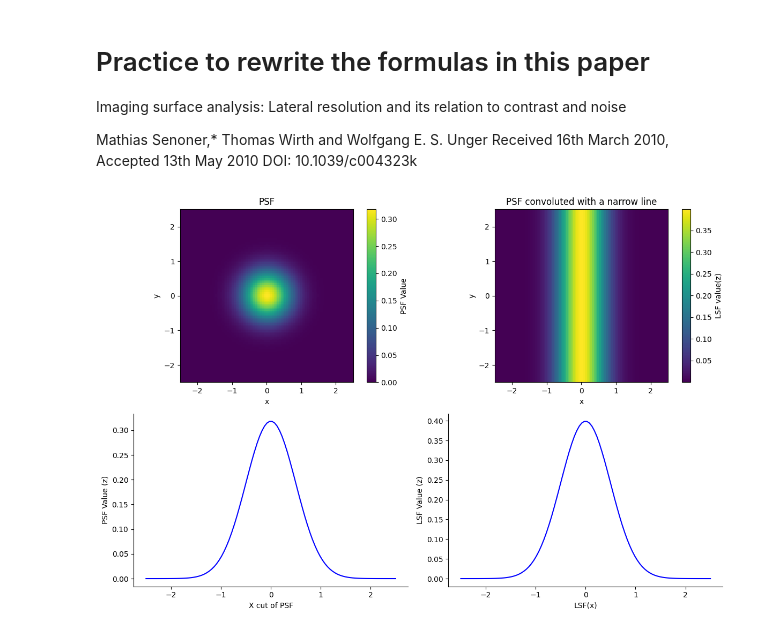
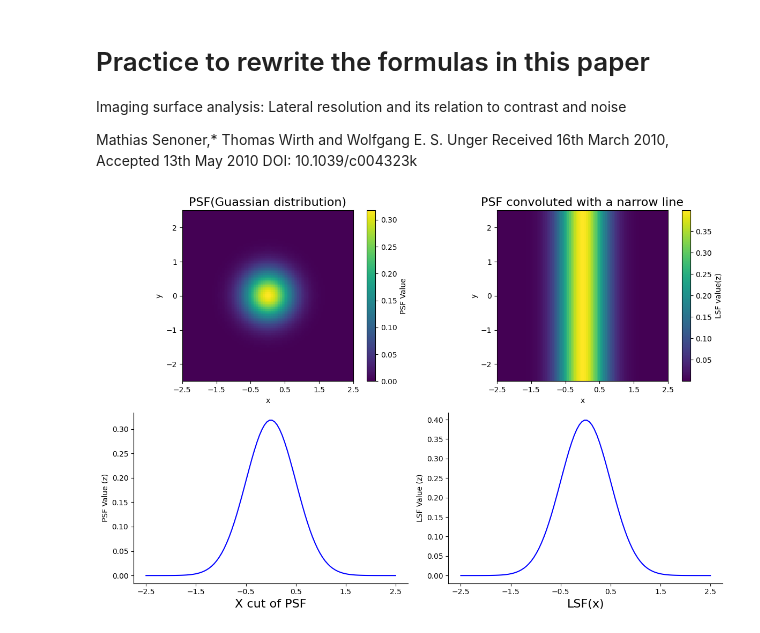
Before and after one commit to wanaincode/seminar2024_demo, a Jupyter notebook: gaussian_demo.ipynb, the cells around one changed output. Drawn from its saved outputs; the diff is of its cells as text; code cells hidden in the pictures.

```diff
--- a/gaussian_demo.ipynb
+++ b/gaussian_demo.ipynb
@@ -11,22 +11,22 @@ import numpy as np
 from scipy.integrate import quad
 import matplotlib.pyplot as plt
 
-# Guassian function
-def PSF(x, y, sigma):
+# Guassian distribution
+def PSF_Guassian(x, y, sigma):
     result = np.exp(-(np.power(x, 2) + np.power(y, 2)) / (2 * np.power(sigma, 2))) / 2 / np.pi / np.sqrt(np.power(sigma, 2))
     return result
 
 # integraded function (use scipy)
-def LSF(x, sigma):
-    result, error = quad(lambda y: PSF(x, y, sigma), -np.inf, np.inf)
+def LSF_Guassian(x, sigma):
+    result, error = quad(lambda y: PSF_Guassian(x, y, sigma), -np.inf, np.inf)
     return result
 
 # Set image size
-x_length, y_length = 5, 5
+side_length = 5
 data_amount_in_one_axes = 100
 
-x = np.linspace(-x_length/2, x_length/2, data_amount_in_one_axes)
-y = np.linspace(-y_length/2, y_length/2, data_amount_in_one_axes)
+x = np.linspace(-side_length/2, side_length/2, data_amount_in_one_axes)
+y = np.linspace(-side_length/2, side_length/2, data_amount_in_one_axes)
 X, Y = np.meshgrid(x, y)
 
 # start to plot figure
@@ -36,45 +36,49 @@ sigma = 0.5
 
 # ax1: PSF's 2D image
 # Count z value of each point
-Z = PSF(X, Y, sigma)
+Z = PSF_Guassian(X, Y, sigma)
 # Plot figure
-im = ax1.imshow(Z, extent=(-x_length/2, x_length/2, -y_length/2, y_length/2), origin='lower', cmap='viridis')
+im = ax1.imshow(Z, extent=(-side_length/2, side_length/2, -side_length/2, side_length/2), origin='lower', cmap='viridis')
 fig.colorbar(im, ax=ax1, label="PSF Value")
-ax1.set_title("PSF")
+ax1.set_title("PSF(Guassian distribution)", fontsize=16)
 ax1.set_xlabel("x")
 ax1.set_ylabel("y")
+ax1.set_xticks(np.arange(-side_length/2, side_length/2 + 1, 1))
 
 # ax2: PSF convoluted with a narrow line
 # Count integraded_y
-Z_integrated_y = np.array([LSF(xi, sigma) for xi in x])
+Z_integrated_y = np.array([LSF_Guassian(xi, sigma) for xi in x])
 Z_integrated_y = np.tile(Z_integrated_y, (100, 1))
 # Plot figure
-im2 = ax2.imshow(Z_integrated_y, extent=(-x_length/2, x_length/2, -y_length/2, y_length/2), origin='lower', cmap='viridis')
+im2 = ax2.imshow(Z_integrated_y, extent=(-side_length/2, side_length/2, -side_length/2, side_length/2), origin='lower', cmap='viridis')
 fig.colorbar(im2, ax=ax2, label="LSF value(z)")
-ax2.set_title("PSF convoluted with a narrow line")
+ax2.set_title("PSF convoluted with a narrow line", fontsize=16)
 ax2.set_xlabel("x")
 ax2.set_ylabel("y")
+ax2.set_xticks(np.arange(-side_length/2, side_length/2 + 1, 1))
 
 # ax3: x cut of PSF (at y = 0)
 # x cut of PSF (at y = 0)
-z_slice = PSF(x, 0, sigma)
+z_slice = PSF_Guassian(x, 0, sigma)
 # Plot figure
 ax3.plot(x, z_slice, color='blue')
-ax3.set_xlabel("X cut of PSF")
+ax3.set_xlabel("X cut of PSF", fontsize=16)
 ax3.set_ylabel("PSF Value (z)")
 ax3.spines['top'].set_visible(False)
 ax3.spines['right'].set_visible(False)
+ax3.set_xticks(np.arange(-side_length/2, side_length/2 + 1, 1))
 
 # ax4: LSF(x)（y=0）
-Z_integrated_y_slice = np.array([PSF_integrated_y(xi, sigma) for xi in x])
+Z_integrated_y_slice = np.array([LSF_Guassian(xi, sigma) for xi in x])
 # Plot figure
 ax4.plot(x, Z_integrated_y_slice, color='blue')
-ax4.set_xlabel("LSF(x)")
+ax4.set_xlabel("LSF(x)", fontsize=16)
 ax4.set_ylabel("LSF Value (z)")
 ax4.spines['top'].set_visible(False)
 ax4.spines['right'].set_visible(False)
+ax4.set_xticks(np.arange(-side_length/2, side_length/2 + 1, 1))
 
 plt.tight_layout()
 plt.show()
 # %% [output]
-[figure, old version]
+[figure, new version]
```
Also changed, not shown: parts of 1 cell of this notebook.
